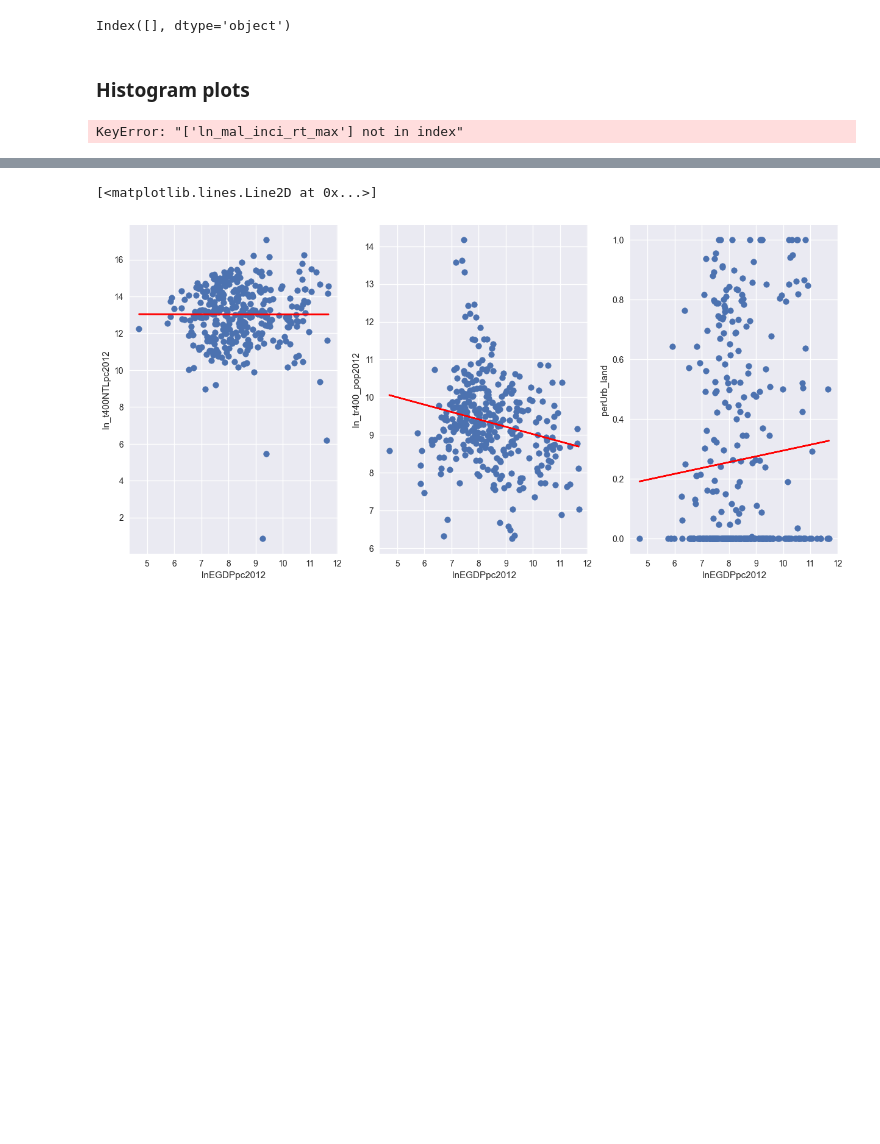
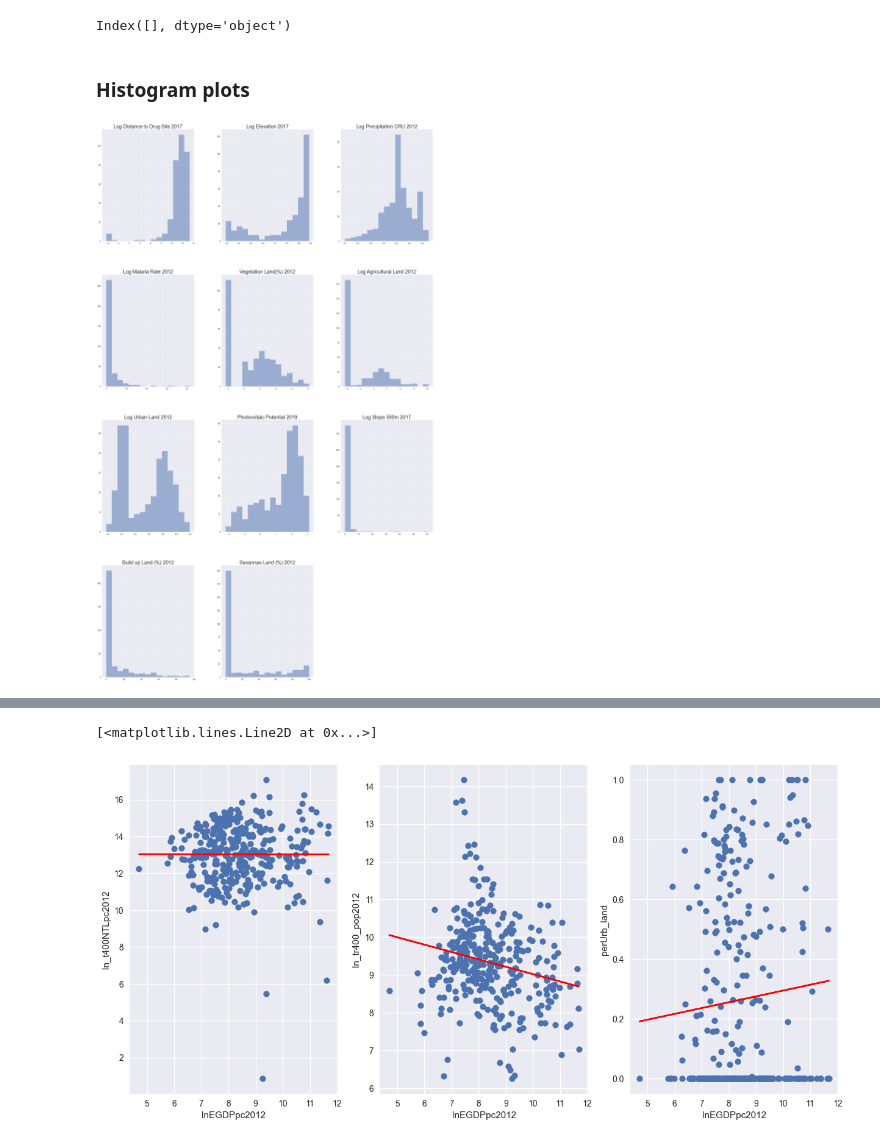
Before and after one commit to HendrixPeralta/bol_hdi_prediction, a Jupyter notebook: 01_data_exploration.ipynb, the cells around one changed output, grey strips where cells are left out. Drawn from its saved outputs; the diff is of its cells as text; code cells hidden in the pictures; blank space fills up the shorter version.

```diff
--- a/01_data_exploration.ipynb
+++ b/01_data_exploration.ipynb
@@ -1087,24 +1087,24 @@ Index([], dtype='object')
 # %% [markdown]
 ### Histogram plots
 # %%
-used = ['ln_dist_drug2017mean', 'ln_elev2017mean','ln_precCRU2012mean', 'ln_mal_inci_rt_max',
+used = ['ln_dist_drug2017mean', 'ln_elev2017mean','ln_precCRU2012mean',
          'land_per_area_2012_cropland_natural_vegetation_mosaic', 'lnagr_land2012', 'lnurb_land2012', 'photov2019mean',
          "ln_slope500m2017mean", 'land_per_area_2012_urban_and_builtup',
          'land_per_area_2012_full_savannas_grasslands', "land_per_area_2012_full_forest"]
 
 plt.rcParams.update({'font.size': 25})
 #sat_mod.drop(columns= {"id", 'land_per_area_2012_count'}).hist(bins=15, figsize=(30,50), alpha=0.5)
 axes = sat_mod[used].hist(bins=15, figsize=(30,50), alpha=0.5)
 
 titles = ["Log Distance to Drug Site 2017", "Log Elevation 2017", "Log Precipitation CRU 2012", "Log Malaria Rate 2012",
           "Vegetation Land(%) 2012", "Log Agricultural Land 2012", "Log Urban Land 2012", "Photovoltaic Potential 2019",
           "Log Slope 500m 2017", "Build up Land (%) 2012", "Savannas Land (%) 2012", "Forest Land (%) 2012"]
 
 for ax, title in zip(axes.flatten(), titles):
     ax.set_title(title, fontsize=25)
 plt.show()
 # %% [output]
-KeyError: "['ln_mal_inci_rt_max'] not in index"
+[figure, added]
 # %%
 normal = ['ln_dist_road2017', 'ln_ghsl2015', 'ln_land_temp2012', 'ln_tr400_pop2012', 'ln_density_pop2015count',
           'ln_access2016mean', 'ln_t400NTLpc2012', 'ln_pm25_2012', 'ln_dist_water2017mean', 'dist_diamond2015',]
```
Also changed, not shown: parts of 5 cells of this notebook.
